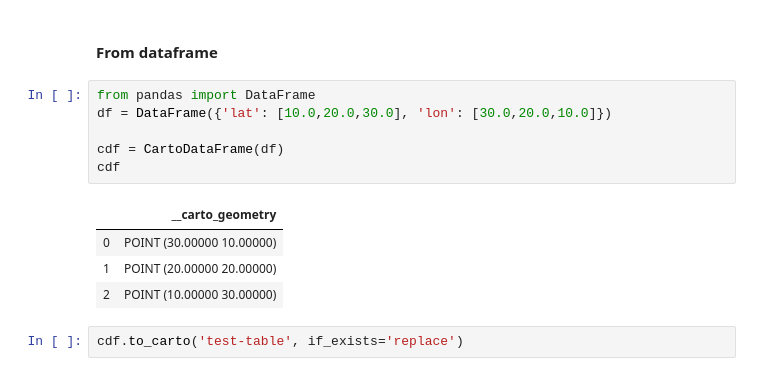
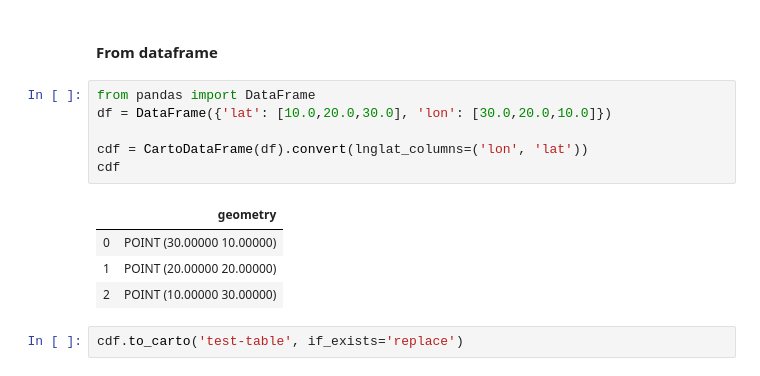
Before and after one commit to CartoDB/cartoframes, a Jupyter notebook: examples/_debug/cartodataframe.ipynb, the cells around one changed output. Cells and saved outputs as stored; diff of their text form.

```diff
--- a/examples/_debug/cartodataframe.ipynb
+++ b/examples/_debug/cartodataframe.ipynb
@@ -102,11 +109,11 @@ CartoDataFrame.from_carto('SELECT * FROM london_stations LIMIT 3')
 # %%
 from pandas import DataFrame
 df = DataFrame({'lat': [10.0,20.0,30.0], 'lon': [30.0,20.0,10.0]})
 
-cdf = CartoDataFrame(df)
+cdf = CartoDataFrame(df).convert(lnglat_columns=('lon', 'lat'))
 cdf
 # %% [output]
-|  | __carto_geometry |
+|  | geometry |
 | 0 | POINT (30.00000 10.00000) |
 | 1 | POINT (20.00000 20.00000) |
 | 2 | POINT (10.00000 30.00000) |
```
Also changed, not shown: parts of 9 cells of this notebook, 4 other files.
